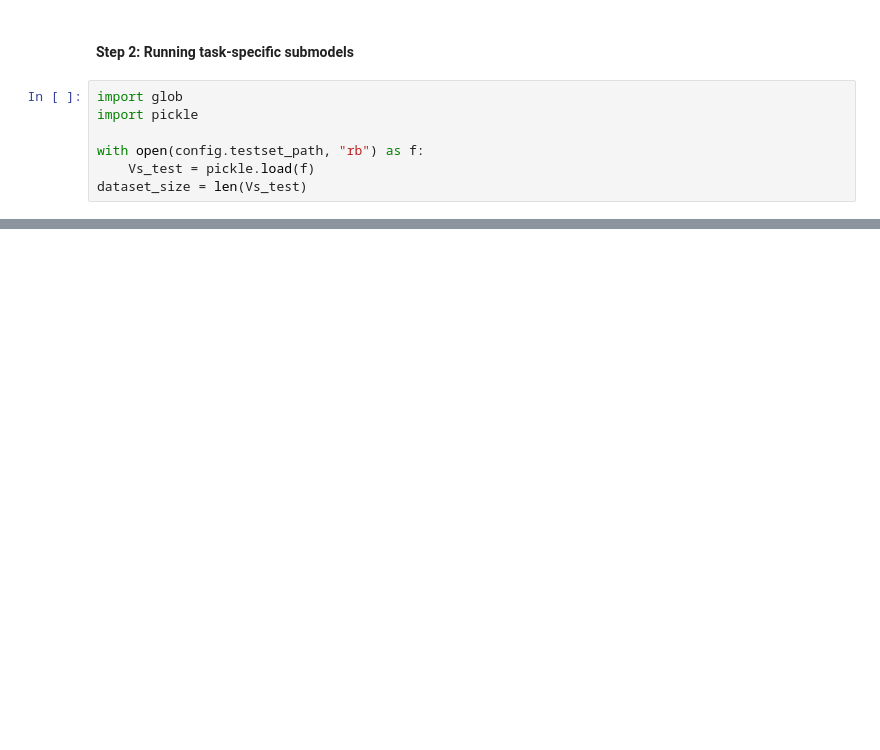
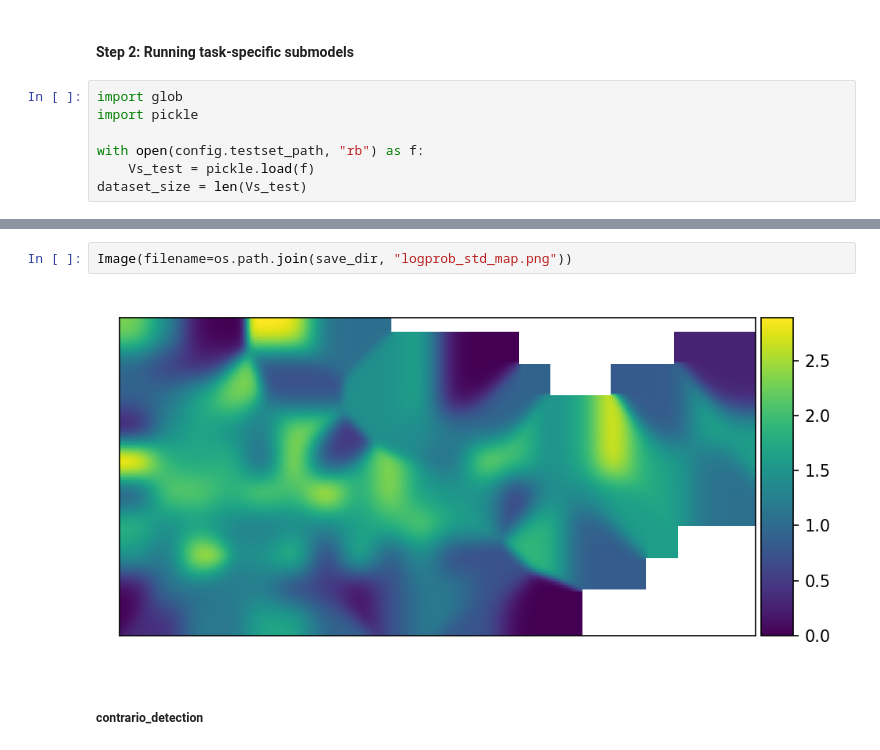
Before and after one commit to movingpandas/mobiml, a Jupyter notebook: examples/mobiml-geotracknet.ipynb, the cells around one changed output, grey strips where cells are left out. Saved outputs shown, nothing was run; the diff lists cells and outputs as text; blank space fills up the shorter version.

```diff
--- a/examples/mobiml-geotracknet.ipynb
+++ b/examples/mobiml-geotracknet.ipynb
@@ -1405,0 +718,6 @@ Image(filename=fig_name)
+# %%
+Image(filename=os.path.join(save_dir, "logprob_std_map.png"))
+# %% [output]
+[figure, added]
+# %% [markdown]
+##### contrario_detection
```
Also changed, not shown: parts of 31 cells of this notebook, 1 other file.
